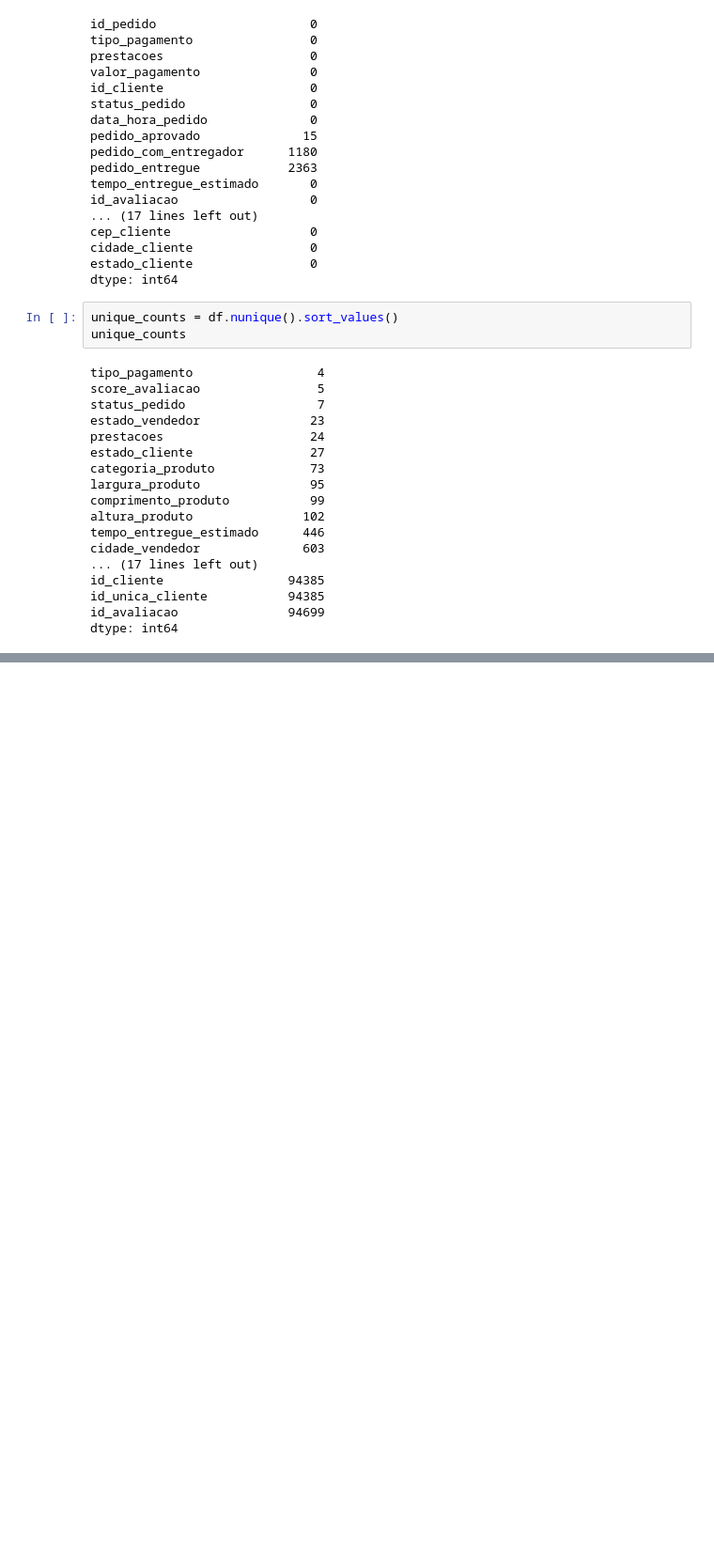
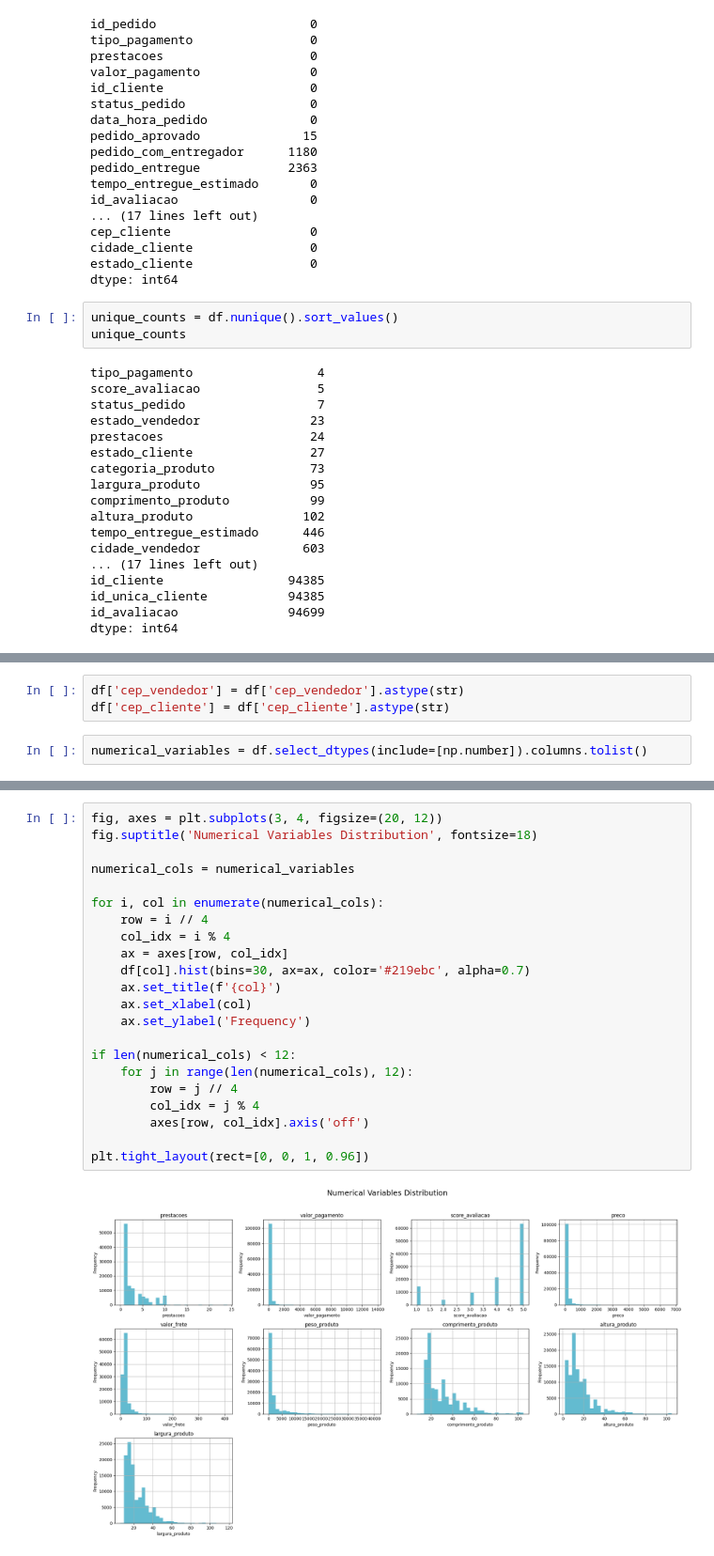
Before and after one commit to ana-ruth-bezerra/data_analysis, a Jupyter notebook: notebooks/01_exploratory_analysis.ipynb, the cells around one changed output, grey strips where cells are left out. Shown: that part at 94% size. Drawn from its saved outputs; the diff is of its cells as text; blank space fills up the shorter version.

```diff
--- a/notebooks/01_exploratory_analysis.ipynb
+++ b/notebooks/01_exploratory_analysis.ipynb
@@ -116,0 +177,5 @@ dtype: int64
+# %%
+df['cep_vendedor'] = df['cep_vendedor'].astype(str)
+df['cep_cliente'] = df['cep_cliente'].astype(str)
+# %%
+numerical_variables = df.select_dtypes(include=[np.number]).columns.tolist()
@@ -116,0 +206,24 @@ dtype: int64
+# %%
+fig, axes = plt.subplots(3, 4, figsize=(20, 12))
+fig.suptitle('Numerical Variables Distribution', fontsize=18)
+
+numerical_cols = numerical_variables
+
+for i, col in enumerate(numerical_cols):
+    row = i // 4
+    col_idx = i % 4
+    ax = axes[row, col_idx]
+    df[col].hist(bins=30, ax=ax, color='#219ebc', alpha=0.7)
+    ax.set_title(f'{col}')
+    ax.set_xlabel(col)
+    ax.set_ylabel('Frequency')
+
+if len(numerical_cols) < 12:
+    for j in range(len(numerical_cols), 12):
+        row = j // 4
+        col_idx = j % 4
+        axes[row, col_idx].axis('off')
+
+plt.tight_layout(rect=[0, 0, 1, 0.96])
+# %% [output]
+[figure, added]
```
Also changed, not shown: parts of 8 cells of this notebook.
